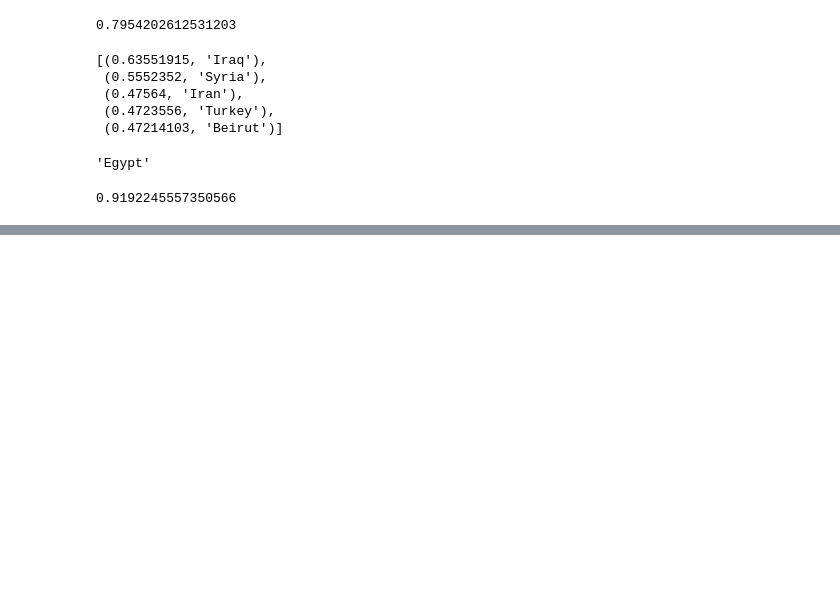
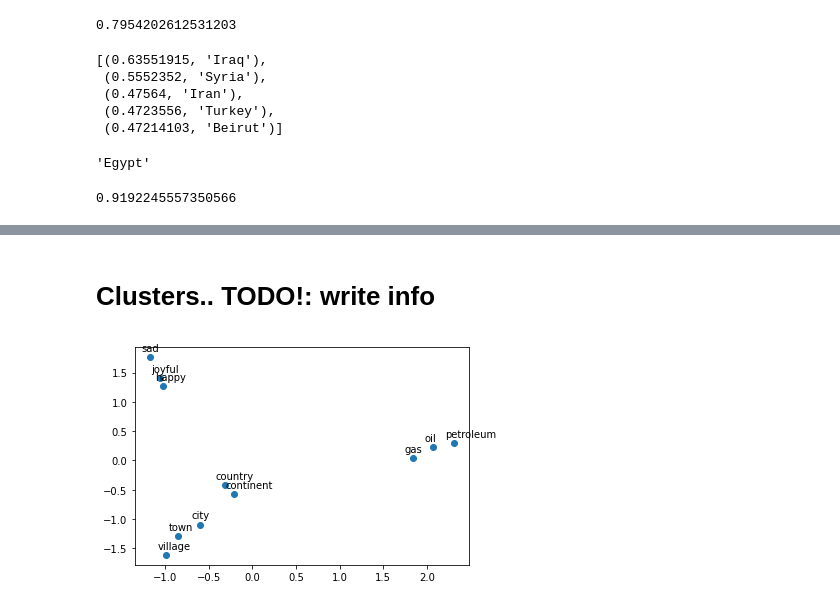
Before and after one commit to pro0255/NLP, a Jupyter notebook: jupyters/Week 1/VectorSpace/Task.ipynb, the cells around one changed output, grey strips where cells are left out. Drawn from its saved outputs; the diff is of its cells as text; code cells hidden in the pictures; blank space fills up the shorter version.

Commit message:
feat: word embeddings

```diff
--- a/jupyters/Week 1/VectorSpace/Task.ipynb
+++ b/jupyters/Week 1/VectorSpace/Task.ipynb
@@ -130,0 +195,8 @@ get_accuracy(word_embeddings, data)
+# %%
+words = ['oil', 'gas', 'happy', 'sad', 'city', 'town',
+         'village', 'country', 'continent', 'petroleum', 'joyful']
+
+
+X = [word_embeddings[word] for word in words]
+# %%
+result = compute_pca(X, 2)
@@ -130,0 +217,8 @@ get_accuracy(word_embeddings, data)
+# %% [markdown]
+# Clusters.. TODO!: write info
+# %%
+plt.scatter(result[:, 0], result[:, 1])
+for i, word in enumerate(words):
+    plt.annotate(word, xy=(result[i, 0] - 0.1, result[i, 1] + 0.1))
+# %% [output]
+[figure, added]
```
Also changed, not shown: parts of 4 cells of this notebook, 1 other file.
